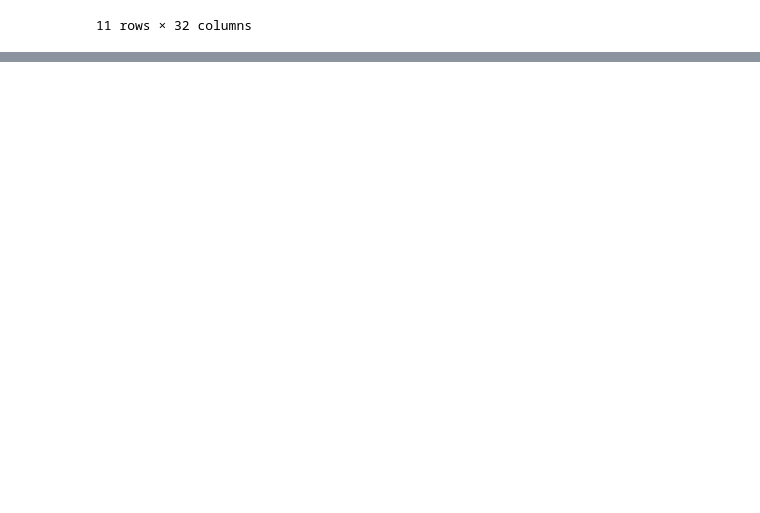
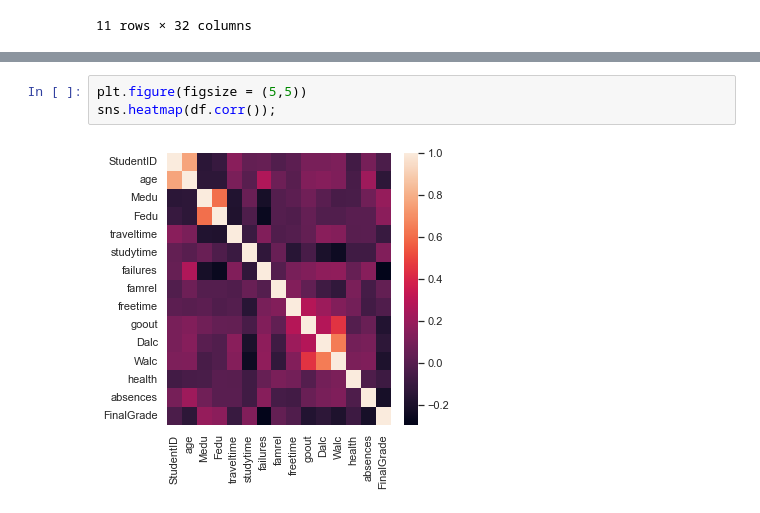
Before and after one commit to sergioKmoralesV/ex-ekinox, a Jupyter notebook: eda.ipynb, the cells around one changed output, grey strips where cells are left out. Drawn from its saved outputs; the diff is of its cells as text; blank space fills up the shorter version.

```diff
--- a/eda.ipynb
+++ b/eda.ipynb
@@ -77,0 +105,5 @@ sns.pairplot(df_master, x_vars=['FinalGrade'])
+# %%
+plt.figure(figsize = (5,5))
+sns.heatmap(df.corr());
+# %% [output]
+[figure, added]
```
Also changed, not shown: parts of 5 cells of this notebook.
